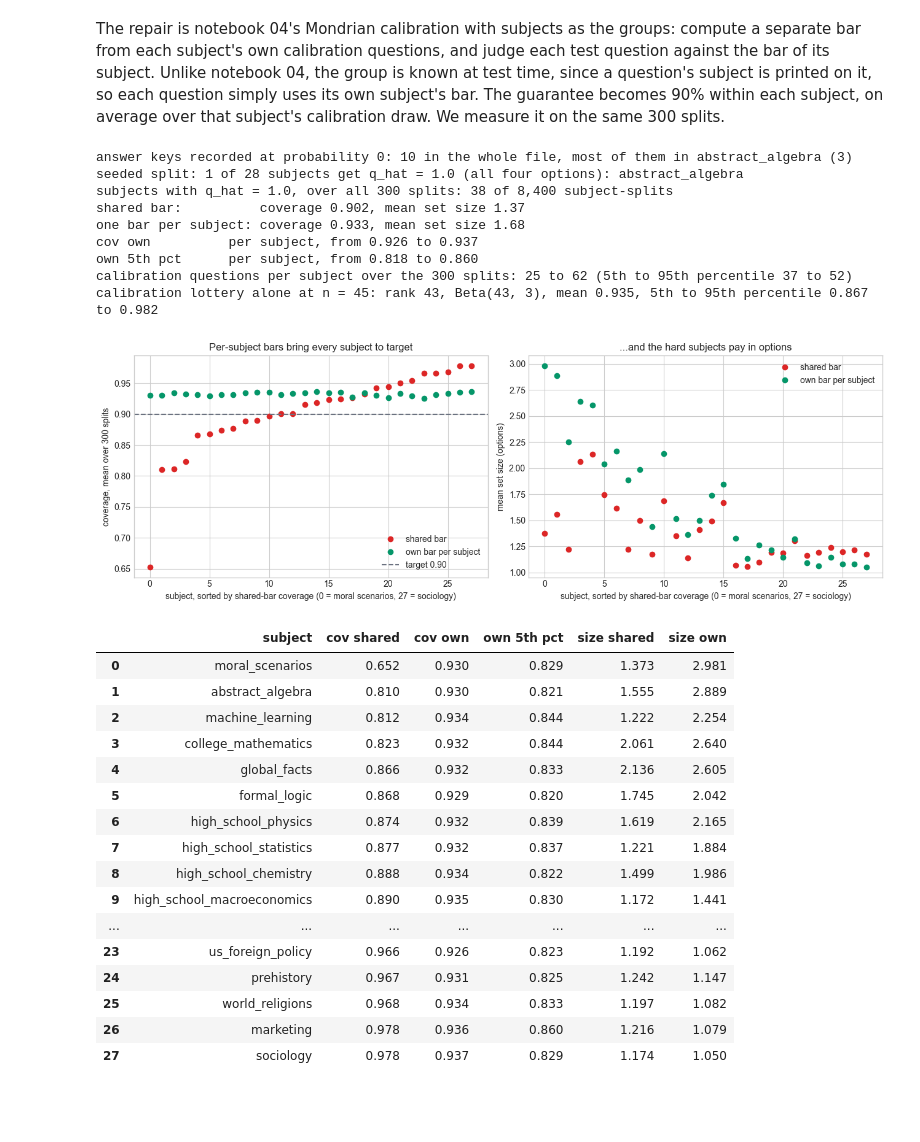
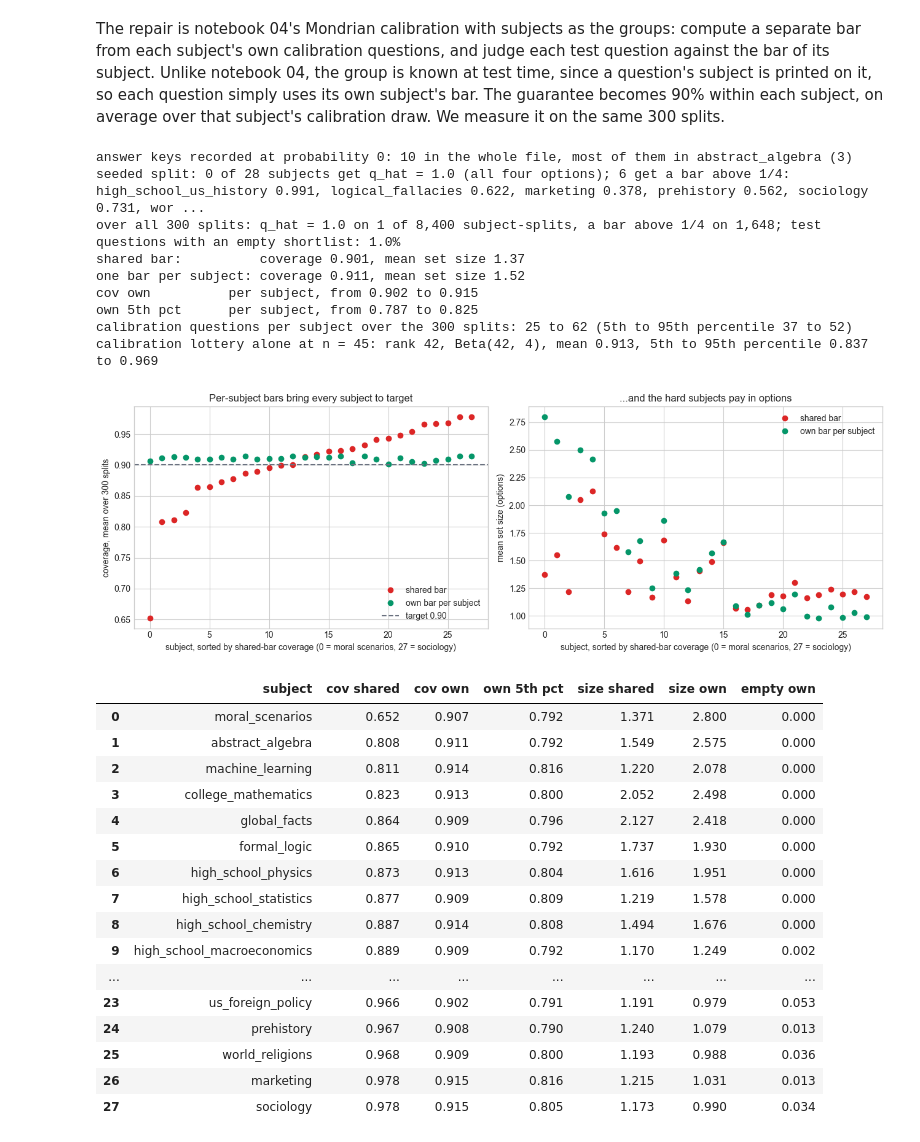
Before and after one commit to josephazar/conformal-prediction-intro, a Jupyter notebook: notebooks/17_multiple_choice_answer_sets.ipynb, the cells around one changed output. Cells and saved outputs as stored; diff of their text form; code cells hidden in the pictures; blank space fills up the shorter version.

```diff
--- a/notebooks/17_multiple_choice_answer_sets.ipynb
+++ b/notebooks/17_multiple_choice_answer_sets.ipynb
@@ -97,11 +97,11 @@ The second block is the one that shapes this notebook. On 81.6% of questions the
 The split comes next. The questions are a random sample of 86 to 90 per subject from MMLU's test split, with no time order, so a random split into calibration and test halves is exchangeable by construction. We state it and seed it, and keep three small functions: notebook 02's corrected quantile, copied verbatim from the course's shared code, notebook 04's LAC recipe, and the two numbers every evaluation in this notebook reports.
 # %%
 def corrected_quantile(scores, alpha):
-    """The corrected quantile from notebook 02 (finite-sample, slightly conservative)."""
+    """The corrected quantile from notebook 02: the k-th smallest score, k = ceil((n+1)(1-alpha))."""
     n = len(scores)
-    q_level = math.ceil((n + 1) * (1 - alpha)) / n
-    assert q_level <= 1.0, "calibration window too short for this alpha (field guide S1)"
-    return float(np.quantile(scores, q_level, method="higher"))
+    k = math.ceil((n + 1) * (1 - alpha))
+    assert k <= n, "calibration window too short for this alpha (field guide S1)"
+    return float(np.sort(scores)[k - 1])
 
 
 def lac_sets(cal_probs, cal_truth, test_probs, alpha=ALPHA):
@@ -747,21 +747,28 @@ zero_subjects = pd.Series(subject[key_zero]).value_counts()
 print(f"answer keys recorded at probability 0: {key_zero.sum()} in the whole file, "
       f"most of them in {zero_subjects.index[0]} ({zero_subjects.iloc[0]})")
 q_hats_seeded, _ = mondrian_lac_sets(cal, test, probs)
-print(f"seeded split: {np.sum(q_hats_seeded == 1.0)} of {len(SUBJECTS)} subjects get q_hat = 1.0 (all four options): "
-      + ", ".join(SUBJECTS[q_hats_seeded == 1.0]))
+# A bar above 1/K = 1/4 (q_hat below 0.75) can leave a question with no option at all (notebook 04).
+print(f"seeded split: {np.sum(q_hats_seeded == 1.0)} of {len(SUBJECTS)} subjects get q_hat = 1.0 (all four options); "
+      f"{np.sum(q_hats_seeded < 0.75)} get a bar above 1/4: "
+      + ", ".join(f"{s} {1 - q:.3f}" for s, q in zip(SUBJECTS, q_hats_seeded) if q < 0.75))
 
-own_cov, own_size, overall, n_q_hat_one = [], [], [], 0
+own_cov, own_size, own_empty, overall, n_q_hat_one, n_bar_high, n_empty = [], [], [], [], 0, 0, 0
 for p in subject_splits:
     c, t = p[: len(truth) // 2], p[len(truth) // 2 :]
     q_hats, sets_own = mondrian_lac_sets(c, t, probs)
     n_q_hat_one += int(np.sum(q_hats == 1.0))
+    n_bar_high += int(np.sum(q_hats < 0.75))
     cov_k, size_k = per_subject(sets_own, t)
     own_cov.append(cov_k)
     own_size.append(size_k)
+    empty = sets_own.sum(axis=1) == 0
+    own_empty.append([empty[sid[t] == k].mean() for k in range(len(SUBJECTS))])
+    n_empty += int(empty.sum())
     overall.append((*coverage_and_size(lac_sets(probs[c], truth[c], probs[t])[1], truth[t]),
                     *coverage_and_size(sets_own, truth[t])))
 overall = np.mean(overall, axis=0)
-print(f"subjects with q_hat = 1.0, over all 300 splits: {n_q_hat_one} of {300 * len(SUBJECTS):,} subject-splits")
+print(f"over all 300 splits: q_hat = 1.0 on {n_q_hat_one} of {300 * len(SUBJECTS):,} subject-splits, a bar above 1/4 "
+      f"on {n_bar_high:,}; test questions with an empty shortlist: {n_empty / (300 * len(test)):.1%}")
 print(f"shared bar:          coverage {overall[0]:.3f}, mean set size {overall[1]:.2f}")
 print(f"one bar per subject: coverage {overall[2]:.3f}, mean set size {overall[3]:.2f}")
 
@@ -773,6 +780,7 @@ own = pd.DataFrame({
     "own 5th pct": np.quantile(own_cov, 0.05, axis=0)[order],
     "size shared": by_subject["size (shared bar)"],
     "size own": np.mean(own_size, axis=0)[order],
+    "empty own": np.mean(own_empty, axis=0)[order],
 })
 for col in ["cov own", "own 5th pct"]:
     print(f"{col:16s} per subject, from {own[col].min():.3f} to {own[col].max():.3f}")
@@ -782,57 +790,57 @@ print(f"calibration questions per subject over the 300 splits: {cal_counts.min()
       f"(5th to 95th percentile {np.percentile(cal_counts, 5):.0f} to {np.percentile(cal_counts, 95):.0f})")
 # The calibration lottery alone (notebook 03): with distinct scores, the coverage given one
 # calibration draw is Beta(r, n + 1 - r) for the rank-r bar, here at a subject's typical n = 45.
 n_k = 45
-r_k = math.ceil(math.ceil((n_k + 1) * (1 - ALPHA)) / n_k * (n_k - 1)) + 1
+r_k = math.ceil((n_k + 1) * (1 - ALPHA))
 lo_k, hi_k = beta.ppf([0.05, 0.95], r_k, n_k + 1 - r_k)
 print(f"calibration lottery alone at n = {n_k}: rank {r_k}, Beta({r_k}, {n_k + 1 - r_k}), mean {r_k / (n_k + 1):.3f}, "
       f"5th to 95th percentile {lo_k:.3f} to {hi_k:.3f}")
 
 fig, axes = plt.subplots(1, 2, figsize=(13, 4.5))
 x = np.arange(len(own))
 axes[0].plot(x, own["cov shared"], "o", color=RED, label="shared bar")
 axes[0].plot(x, own["cov own"], "o", color=GREEN, label="own bar per subject")
 axes[0].axhline(1 - ALPHA, color=GRAY, ls="--", label="target 0.90")
 axes[0].set_xlabel("subject, sorted by shared-bar coverage (0 = moral scenarios, 27 = sociology)")
 axes[0].set_ylabel("coverage, mean over 300 splits")
 axes[0].set_title("Per-subject bars bring every subject to target")
 axes[0].legend(loc="lower right")
 axes[1].plot(x, own["size shared"], "o", color=RED, label="shared bar")
 axes[1].plot(x, own["size own"], "o", color=GREEN, label="own bar per subject")
 axes[1].set_xlabel("subject, sorted by shared-bar coverage (0 = moral scenarios, 27 = sociology)")
 axes[1].set_ylabel("mean set size (options)")
 axes[1].set_title("...and the hard subjects pay in options")
 axes[1].legend(loc="upper right")
 plt.tight_layout()
 plt.show()
 
 own.round(3)
 # %% [output]
 answer keys recorded at probability 0: 10 in the whole file, most of them in abstract_algebra (3)
-seeded split: 1 of 28 subjects get q_hat = 1.0 (all four options): abstract_algebra
-subjects with q_hat = 1.0, over all 300 splits: 38 of 8,400 subject-splits
-shared bar:          coverage 0.902, mean set size 1.37
-one bar per subject: coverage 0.933, mean set size 1.68
-cov own          per subject, from 0.926 to 0.937
-own 5th pct      per subject, from 0.818 to 0.860
+seeded split: 0 of 28 subjects get q_hat = 1.0 (all four options); 6 get a bar above 1/4: high_school_us_history 0.991, logical_fallacies 0.622, marketing 0.378, prehistory 0.562, sociology 0.731, wor ...
+over all 300 splits: q_hat = 1.0 on 1 of 8,400 subject-splits, a bar above 1/4 on 1,648; test questions with an empty shortlist: 1.0%
+shared bar:          coverage 0.901, mean set size 1.37
+one bar per subject: coverage 0.911, mean set size 1.52
+cov own          per subject, from 0.902 to 0.915
+own 5th pct      per subject, from 0.787 to 0.825
 calibration questions per subject over the 300 splits: 25 to 62 (5th to 95th percentile 37 to 52)
-calibration lottery alone at n = 45: rank 43, Beta(43, 3), mean 0.935, 5th to 95th percentile 0.867 to 0.982
+calibration lottery alone at n = 45: rank 42, Beta(42, 4), mean 0.913, 5th to 95th percentile 0.837 to 0.969
-[figure, old version]
+[figure, new version]
-|  | subject | cov shared | cov own | own 5th pct | size shared | size own |
-| 0 | moral_scenarios | 0.652 | 0.930 | 0.829 | 1.373 | 2.981 |
-| 1 | abstract_algebra | 0.810 | 0.930 | 0.821 | 1.555 | 2.889 |
-| 2 | machine_learning | 0.812 | 0.934 | 0.844 | 1.222 | 2.254 |
-| 3 | college_mathematics | 0.823 | 0.932 | 0.844 | 2.061 | 2.640 |
-| 4 | global_facts | 0.866 | 0.932 | 0.833 | 2.136 | 2.605 |
-| 5 | formal_logic | 0.868 | 0.929 | 0.820 | 1.745 | 2.042 |
-| 6 | high_school_physics | 0.874 | 0.932 | 0.839 | 1.619 | 2.165 |
-| 7 | high_school_statistics | 0.877 | 0.932 | 0.837 | 1.221 | 1.884 |
-| 8 | high_school_chemistry | 0.888 | 0.934 | 0.822 | 1.499 | 1.986 |
-| 9 | high_school_macroeconomics | 0.890 | 0.935 | 0.830 | 1.172 | 1.441 |
-| ... | ... | ... | ... | ... | ... | ... |
-| 23 | us_foreign_policy | 0.966 | 0.926 | 0.823 | 1.192 | 1.062 |
-| 24 | prehistory | 0.967 | 0.931 | 0.825 | 1.242 | 1.147 |
-| 25 | world_religions | 0.968 | 0.934 | 0.833 | 1.197 | 1.082 |
-| 26 | marketing | 0.978 | 0.936 | 0.860 | 1.216 | 1.079 |
-| 27 | sociology | 0.978 | 0.937 | 0.829 | 1.174 | 1.050 |
+|  | subject | cov shared | cov own | own 5th pct | size shared | size own | empty own |
+| 0 | moral_scenarios | 0.652 | 0.907 | 0.792 | 1.371 | 2.800 | 0.000 |
+| 1 | abstract_algebra | 0.808 | 0.911 | 0.792 | 1.549 | 2.575 | 0.000 |
+| 2 | machine_learning | 0.811 | 0.914 | 0.816 | 1.220 | 2.078 | 0.000 |
+| 3 | college_mathematics | 0.823 | 0.913 | 0.800 | 2.052 | 2.498 | 0.000 |
+| 4 | global_facts | 0.864 | 0.909 | 0.796 | 2.127 | 2.418 | 0.000 |
+| 5 | formal_logic | 0.865 | 0.910 | 0.792 | 1.737 | 1.930 | 0.000 |
+| 6 | high_school_physics | 0.873 | 0.913 | 0.804 | 1.616 | 1.951 | 0.000 |
+| 7 | high_school_statistics | 0.877 | 0.909 | 0.809 | 1.219 | 1.578 | 0.000 |
+| 8 | high_school_chemistry | 0.887 | 0.914 | 0.808 | 1.494 | 1.676 | 0.000 |
+| 9 | high_school_macroeconomics | 0.889 | 0.909 | 0.792 | 1.170 | 1.249 | 0.002 |
+| ... | ... | ... | ... | ... | ... | ... | ... |
+| 23 | us_foreign_policy | 0.966 | 0.902 | 0.791 | 1.191 | 0.979 | 0.053 |
+| 24 | prehistory | 0.967 | 0.908 | 0.790 | 1.240 | 1.079 | 0.013 |
+| 25 | world_religions | 0.968 | 0.909 | 0.800 | 1.193 | 0.988 | 0.036 |
+| 26 | marketing | 0.978 | 0.915 | 0.816 | 1.215 | 1.031 | 0.013 |
+| 27 | sociology | 0.978 | 0.915 | 0.805 | 1.173 | 0.990 | 0.034 |
 # %% [markdown]
```
Also changed, not shown: parts of 21 cells of this notebook, 4 other files.
